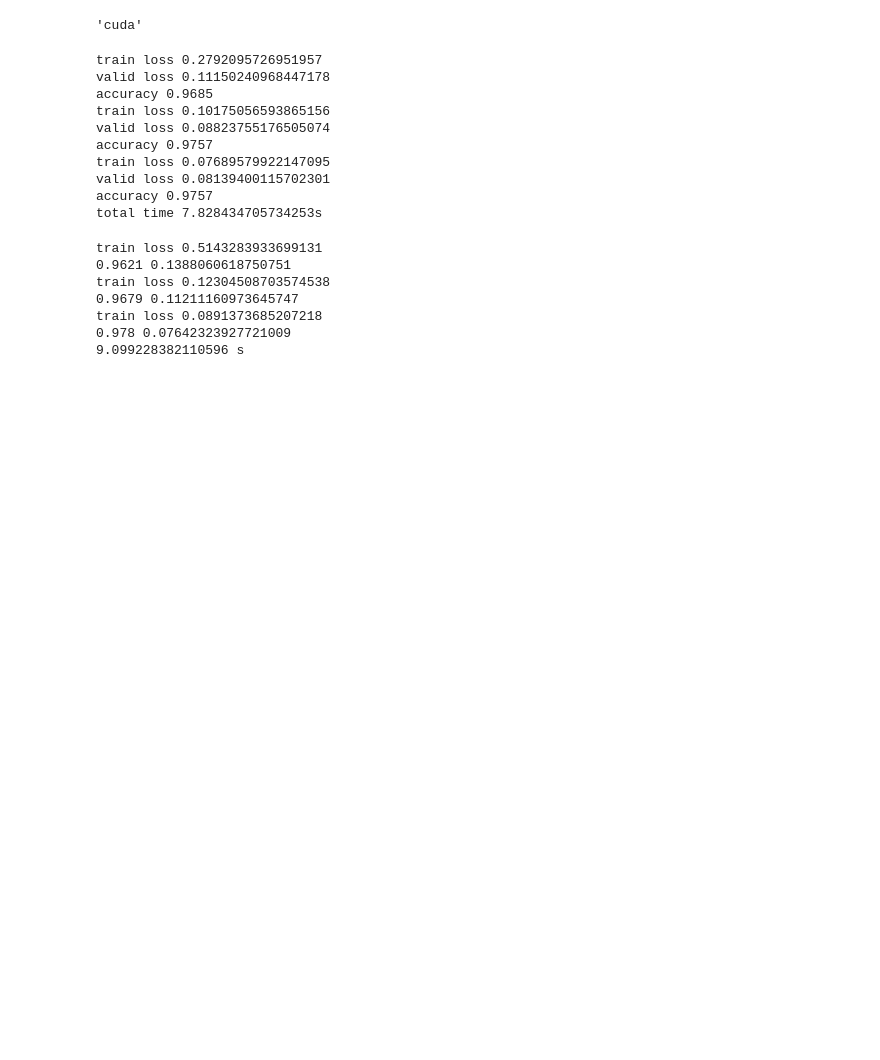
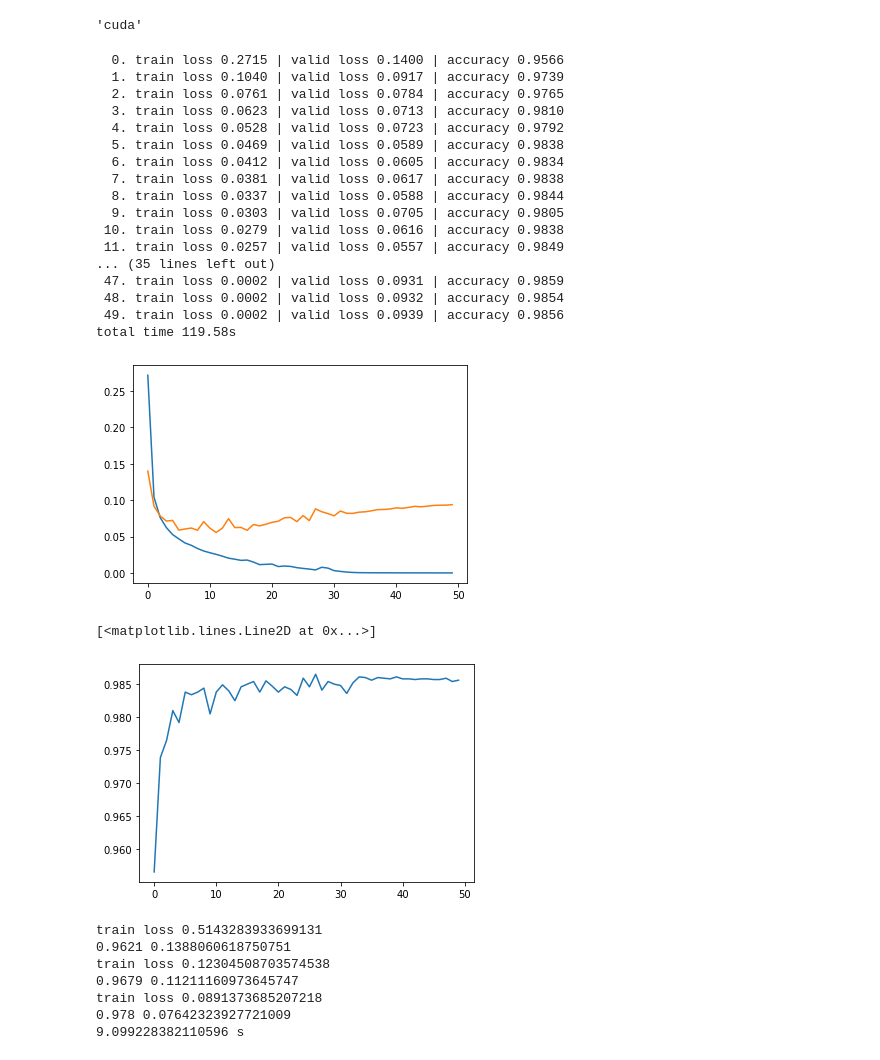
Before and after one commit to eugenefil/ml, a Jupyter notebook: mnist.ipynb, the cells around one changed output. Drawn from its saved outputs; the diff is of its cells as text; code cells hidden in the pictures; blank space fills up the shorter version.

Commit message:
Accumulated and plotted training stats

```diff
--- a/mnist.ipynb
+++ b/mnist.ipynb
@@ -72,10 +55,35 @@ if mytorch.cuda_is_available(): dev='cuda'
 dev
 # %% [output]
 'cuda'
+# %%
+class TimeCallback:
+    def before_fit(self): self.t0=time()
+    def after_fit(self): print('total time %.2fs' % (time()-self.t0,))
+
+class StatsCallback:
+    def __init__(self):
+        self.tr_losses,self.val_losses,self.accs=[],[],[]
+    def before_epoch(self):
+        self.tr_loss,self.val_loss,self.acc=0,0,0
+        self.tr_cnt,self.val_cnt=0,0
+    def after_loss(self):
+        cnt=len(self.learn.xb)
+        if self.learn.training:
+            self.tr_loss+=self.learn.loss.detach()*cnt
+            self.tr_cnt+=cnt
+        else:
+            self.acc+=(self.learn.preds.argmax(axis=1)==self.learn.yb).sum()
+            self.val_loss+=self.learn.loss*cnt
+            self.val_cnt+=cnt
+    def after_epoch(self):
+        self.tr_losses.append(self.tr_loss.item()/self.tr_cnt)
+        self.val_losses.append(self.val_loss.item()/self.val_cnt)
+        self.accs.append(self.acc.item()/self.val_cnt)
+        print('%3d. train loss %.4f | valid loss %.4f | accuracy %.4f' %
+              (self.learn.epoch,self.tr_losses[-1],self.val_losses[-1],self.accs[-1]))
 # %%
 batch_size=100
 lr=.1
-n_ep=3
 
 def getdl(x,y,shuffle=False,first_n=None):
     if first_n: x,y=x[:first_n],y[:first_n]
@@ -87,21 +95,38 @@ trdl=getdl(*tr,shuffle=True)
 valdl=getdl(*va)
 m=getm().to(dtype=mytorch.float32,device=dev)
 opt=mytorch.SGD(m.params(),lr,set_to_none=True)
+stats=StatsCallback()
 lrn=myai.Learner(trdl,m,opt,mytorch.cross_entropy,valdl=valdl,
-            cbs=[TimeCallback(),StatsCallback()])
+            cbs=[TimeCallback(),stats])
 # %%
-lrn.fit(n_ep)
+lrn.fit(50)
 # %% [output]
-train loss 0.2792095726951957
-valid loss 0.11150240968447178
-accuracy 0.9685
-train loss 0.10175056593865156
-valid loss 0.08823755176505074
-accuracy 0.9757
-train loss 0.07689579922147095
-valid loss 0.08139400115702301
-accuracy 0.9757
-total time 7.828434705734253s
+  0. train loss 0.2715 | valid loss 0.1400 | accuracy 0.9566
+  1. train loss 0.1040 | valid loss 0.0917 | accuracy 0.9739
+  2. train loss 0.0761 | valid loss 0.0784 | accuracy 0.9765
+  3. train loss 0.0623 | valid loss 0.0713 | accuracy 0.9810
+  4. train loss 0.0528 | valid loss 0.0723 | accuracy 0.9792
+  5. train loss 0.0469 | valid loss 0.0589 | accuracy 0.9838
+  6. train loss 0.0412 | valid loss 0.0605 | accuracy 0.9834
+  7. train loss 0.0381 | valid loss 0.0617 | accuracy 0.9838
+  8. train loss 0.0337 | valid loss 0.0588 | accuracy 0.9844
+  9. train loss 0.0303 | valid loss 0.0705 | accuracy 0.9805
+ 10. train loss 0.0279 | valid loss 0.0616 | accuracy 0.9838
+ 11. train loss 0.0257 | valid loss 0.0557 | accuracy 0.9849
+... (35 lines left out)
+ 47. train loss 0.0002 | valid loss 0.0931 | accuracy 0.9859
+ 48. train loss 0.0002 | valid loss 0.0932 | accuracy 0.9854
+ 49. train loss 0.0002 | valid loss 0.0939 | accuracy 0.9856
+total time 119.58s
+# %%
+plt.plot(stats.tr_losses)
+plt.plot(stats.val_losses)
+plt.show()
+plt.plot(stats.accs)
+# %% [output]
+[figure, added]
+[<matplotlib.lines.Line2D at 0x...>]
+[figure, added]
 # %%
 import torch
 import torch.nn as nn
```
Also changed, not shown: parts of 1 cell of this notebook.
